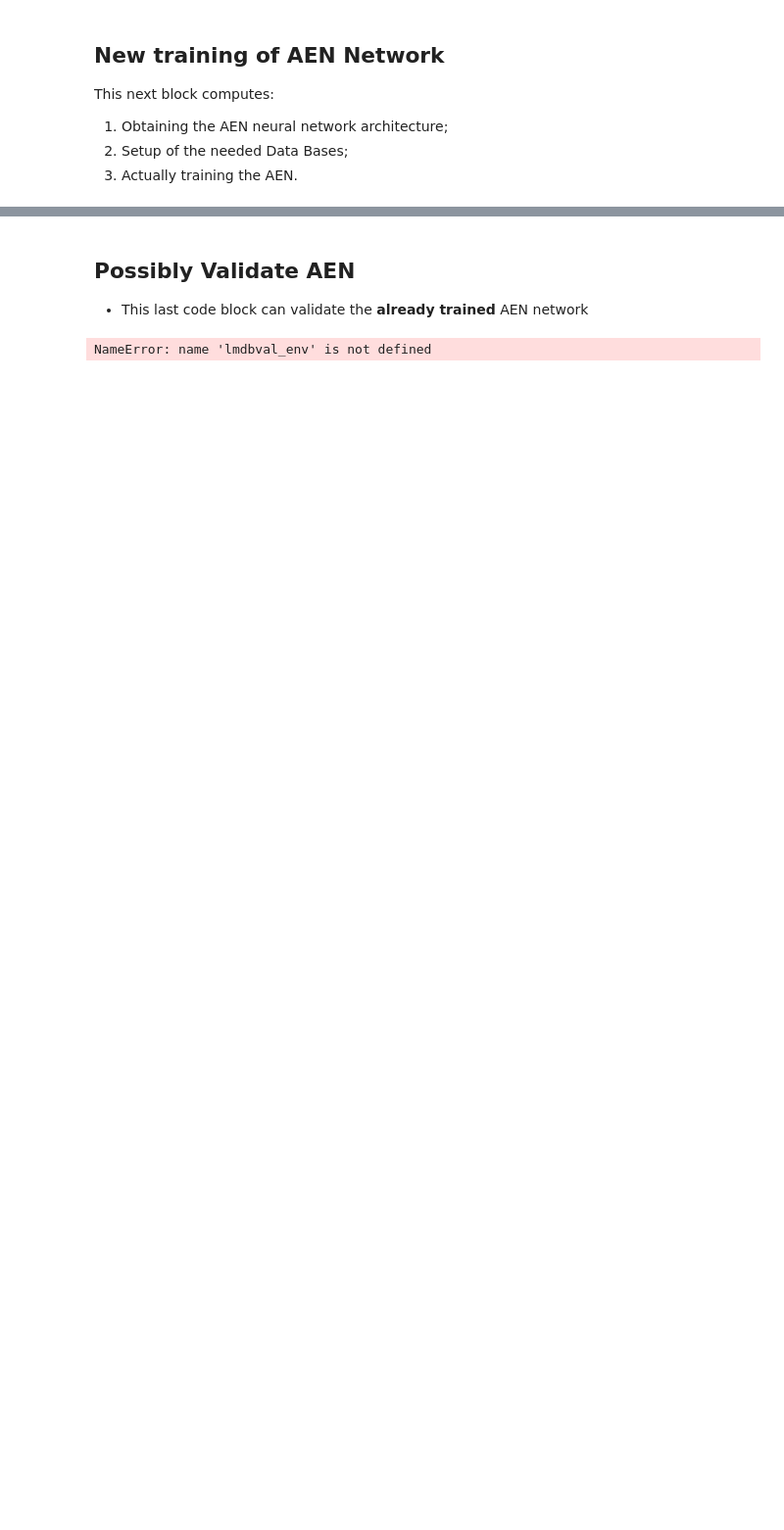
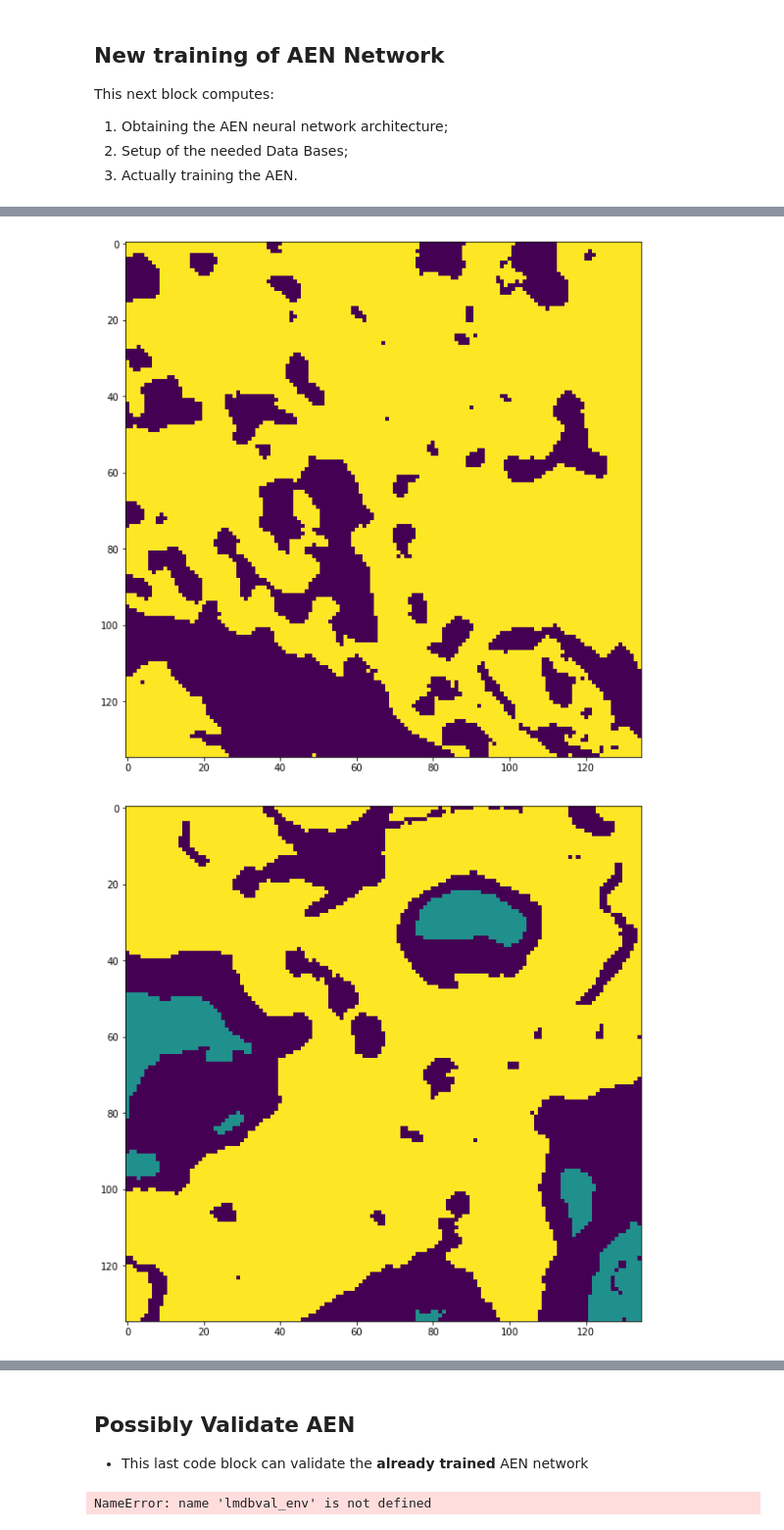
Before and after one commit to K5rovski/dnn_seg, a Jupyter notebook: notebooks/Operating an AEN Instance.ipynb, the cells around one changed output, grey strips where cells are left out. Shown at 98% size. Cells and saved outputs as stored; diff of their text form; code cells hidden in the pictures; blank space fills up the shorter version.

```diff
--- a/notebooks/Operating an AEN Instance.ipynb
+++ b/notebooks/Operating an AEN Instance.ipynb
@@ -99,11 +99,11 @@ justDraw=True
 
 KTF.set_session(get_session(0.8))
 
-train_lmdb=r'#####\train_db'
-val_lmdb=r'#########\val_db'
+train_lmdb=r'C:\Users\kiks\Documents\dnn_seg\data\BASES\4mil_interimONset\train_db'
+val_lmdb=r'C:\Users\kiks\Documents\dnn_seg\data\BASES\4mil_interimONset\val_db'
 
-model_locs=r'../test_data'
-log_loc=r'../test_data/logs'
+model_locs=r'C:\Users\kiks\Documents\dnn_seg\data\test_data'
+log_loc=r'C:\Users\kiks\Documents\dnn_seg\data\test_data\logs'
 img_w,img_h=45,45
 big_img_size=2048
 
@@ -115,7 +115,7 @@ optimizer='adadelta'
 loss_func='categorical_crossentropy'
 
 batch_size=500
-epoch_count=1
+epoch_count=10
 split_patches=True   #True for normal autoenc
 do_single_map=False    #False for normal autoenc
 
@@ -168,10 +168,10 @@ The other parameters can be changed with **other image data**, or other already
 
 
 # MAIN CONFIG FLAG, False if new training
-justDraw=True
+justDraw=False
 
 
-draw_encoded_loc=r'../test_data/encoded_maps_vis'
+draw_encoded_loc=r'C:\Users\kiks\Documents\dnn_seg\data\test_data\encoded_maps_vis'
 
 
 
@@ -189,7 +189,7 @@ model_loc=r'../test_data/weights_autoenc_dvov.hdf5'
 
 img1 = cv2.imread(r'../test_data/interim_used/sp13909-img04-interim.tif', 0)
 img2=cv2.imread(r'../test_data/Consensus corrected/sp13909-img04-corrected.tif',0)
-print(img1.shape,img2.shape)
+# print(img1.shape,img2.shape)
 
 
 import matplotlib as mp
@@ -289,7 +263,7 @@ if not justDraw:
     lmdbtrain_env=lmdb.open(train_lmdb)
     lmdbtrain_txn=lmdbtrain_env.begin()
     train_size=lmdbtrain_env.stat()['entries']
-    val_size=8lmdbval_env.stat()['entries']
+    val_size=lmdbval_env.stat()['entries']
 
 
     start_t=time.time()
@@ -326,0 +323,17 @@ if not justDraw:
+# %%
+%matplotlib inline
+
+
+
+for ind,(key, val) in enumerate(lmdbtrain_txn.cursor()):
+
+    class_ = (np.fromstring(val[0:1],dtype=np.uint8))
+    img = np.fromstring(val[1:],dtype=np.uint8).reshape(135,135)
+    plt.figure(figsize=(10,10))
+    plt.imshow(img,)
+
+    if ind==10:
+        break
+# %% [output]
+[figure, added]
+[figure, added]
```
Also changed, not shown: parts of 4 cells of this notebook, 6 other files.
